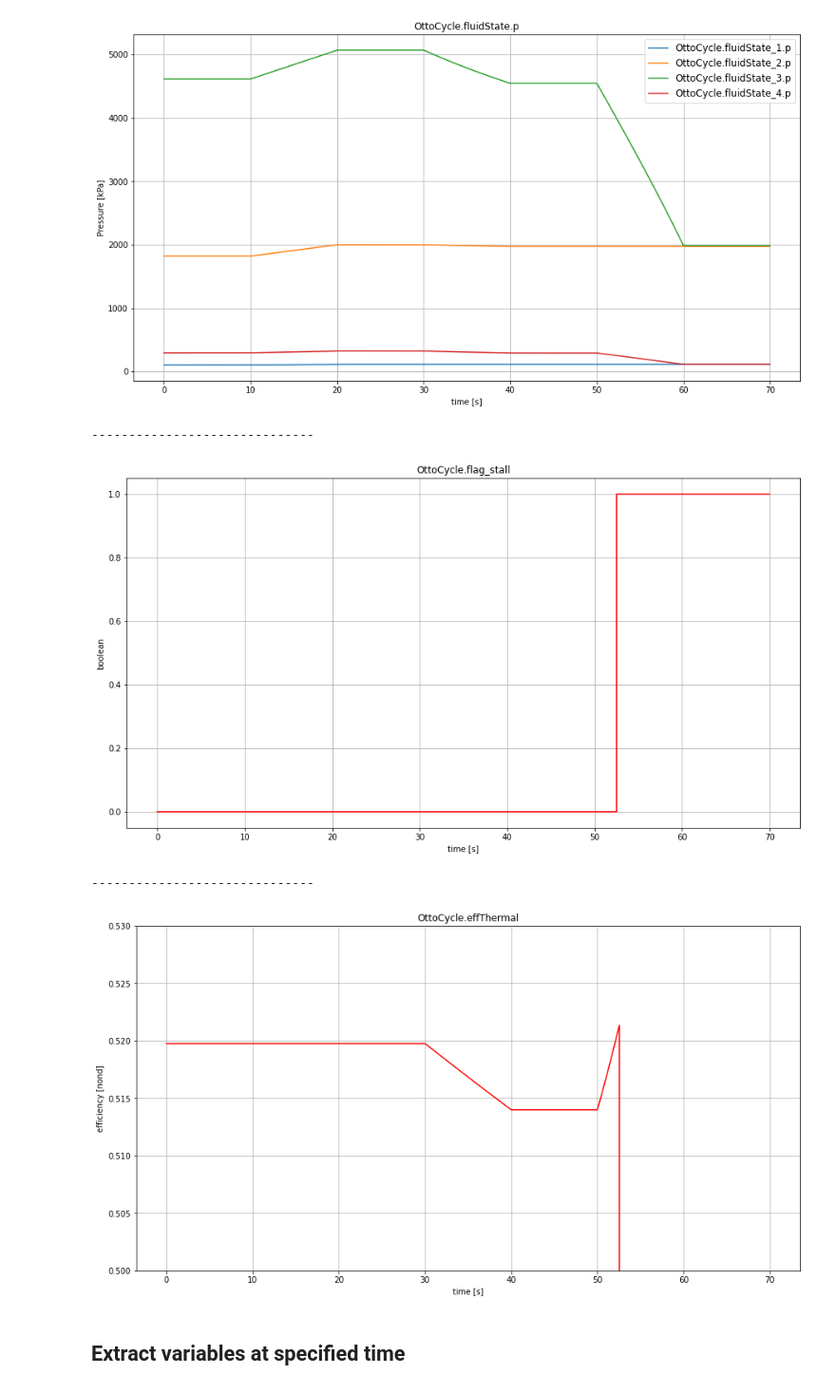
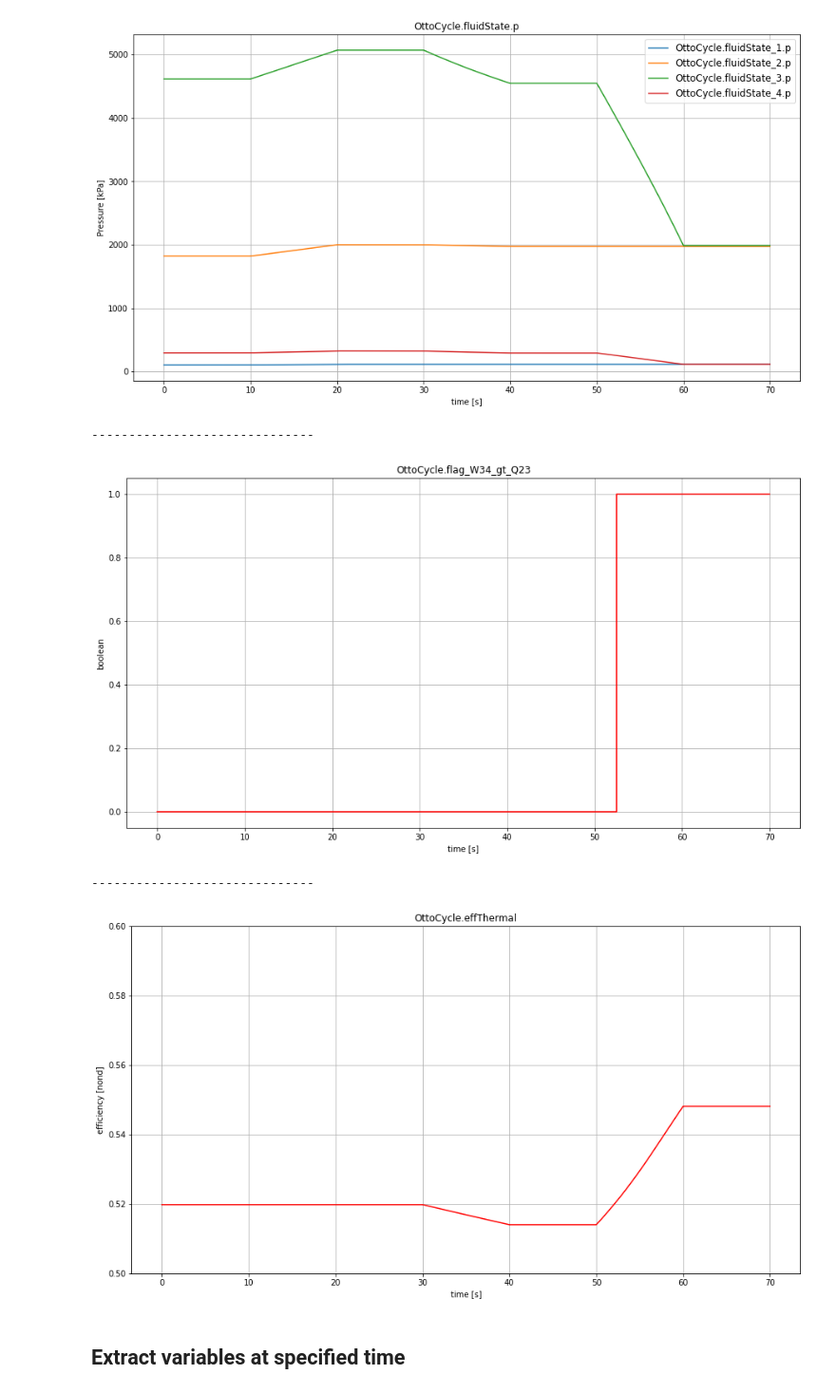
Before and after one commit to zeta-plusplus/PropulsionSystem, a Jupyter notebook: Jupyter/ThermodynamicCycles.OttoCycleIdeal00_ex01_rev001.ipynb, the cells around one changed output. Shown: that part at 95% size. Saved outputs shown, nothing was run; the diff lists cells and outputs as text; code cells hidden in the pictures.

```diff
--- a/Jupyter/ThermodynamicCycles.OttoCycleIdeal00_ex01_rev001.ipynb
+++ b/Jupyter/ThermodynamicCycles.OttoCycleIdeal00_ex01_rev001.ipynb
@@ -351,7 +351,7 @@ print('------------------------------')
 ------------------------------
 [figure]
 # %%
-varName="OttoCycle.flag_stall"
+varName="OttoCycle.flag_W34_gt_Q23"
 ylabel='boolean'
 
 time= df[i_df].loc[:,'time']
@@ -365,24 +365,24 @@ plt.grid()
 print('------------------------------')
 # %% [output]
 ------------------------------
-[figure, old version]
+[figure, new version]
 # %%
 varName="OttoCycle.effThermal"
 ylabel='efficiency [nond]'
 
 time= df[i_df].loc[:,'time']
 var= df[i_df].loc[:,varName]
 fig.append(plt.figure(figsize=(15,8)))
 plt.xlabel('time [s]')
 plt.ylabel(ylabel)
-plt.ylim([0.5,0.53])
+plt.ylim([0.5,0.6])
 plt.plot(time, var, color='red')
 plt.title(varName)
 plt.grid()
 print('------------------------------')
 # %% [output]
 ------------------------------
-[figure, old version]
+[figure, new version]
 # %% [markdown]
 <h2>Extract variables at specified time</h2>
 # %%
```
Also changed, not shown: parts of 1 cell of this notebook, 4 other files.
